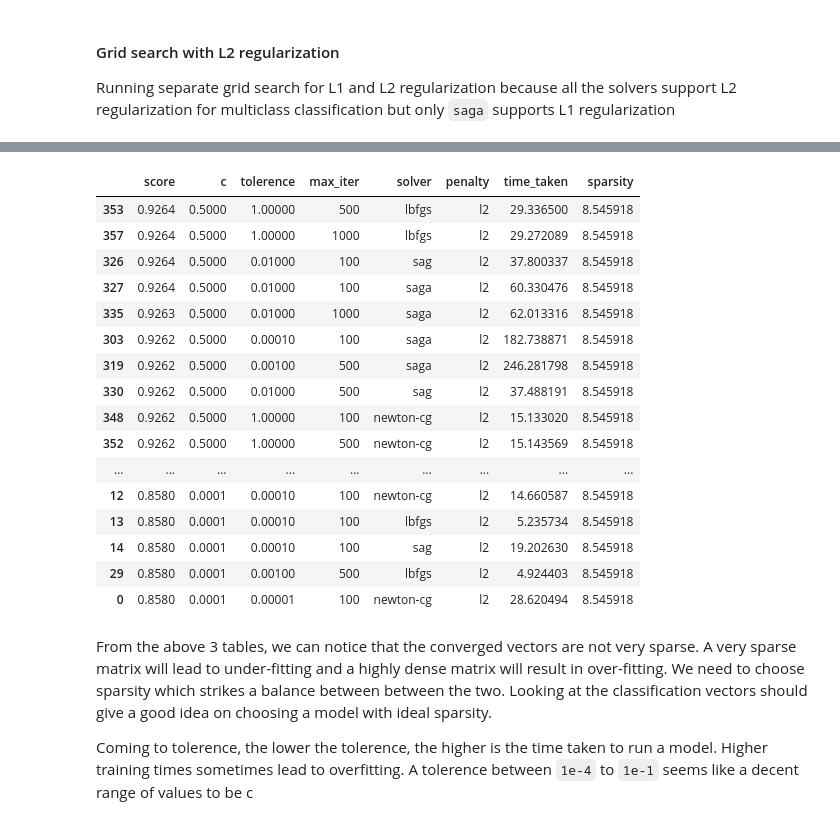
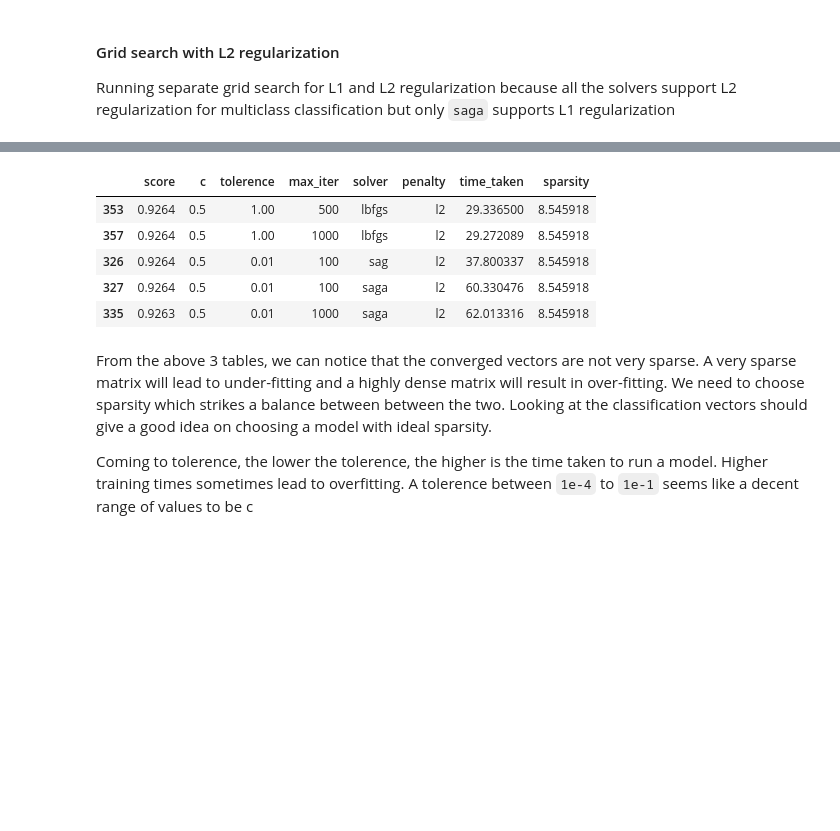
Before and after one commit to vandana-iyer/MNIST-playground, a Jupyter notebook: Linear Classifiers/01_MNIST_LogisticRegression.ipynb, the cells around one changed output, grey strips where cells are left out. Drawn from its saved outputs; the diff is of its cells as text; code cells hidden in the pictures; blank space fills up the shorter version.

```diff
--- a/Linear Classifiers/01_MNIST_LogisticRegression.ipynb
+++ b/Linear Classifiers/01_MNIST_LogisticRegression.ipynb
@@ -499,26 +321,15 @@ report_by_time_taken
 # %%
 # Sort by accuracy
 
 report_by_accuracy_score = report.sort_values(by='score', ascending=False)
-report_by_accuracy_score
+report_by_accuracy_score.head()
 # %% [output]
 |  | score | c | tolerence | max_iter | solver | penalty | time_taken | sparsity |
-| 353 | 0.9264 | 0.5000 | 1.00000 | 500 | lbfgs | l2 | 29.336500 | 8.545918 |
-| 357 | 0.9264 | 0.5000 | 1.00000 | 1000 | lbfgs | l2 | 29.272089 | 8.545918 |
-| 326 | 0.9264 | 0.5000 | 0.01000 | 100 | sag | l2 | 37.800337 | 8.545918 |
-| 327 | 0.9264 | 0.5000 | 0.01000 | 100 | saga | l2 | 60.330476 | 8.545918 |
-| 335 | 0.9263 | 0.5000 | 0.01000 | 1000 | saga | l2 | 62.013316 | 8.545918 |
-| 303 | 0.9262 | 0.5000 | 0.00010 | 100 | saga | l2 | 182.738871 | 8.545918 |
-| 319 | 0.9262 | 0.5000 | 0.00100 | 500 | saga | l2 | 246.281798 | 8.545918 |
-| 330 | 0.9262 | 0.5000 | 0.01000 | 500 | sag | l2 | 37.488191 | 8.545918 |
-| 348 | 0.9262 | 0.5000 | 1.00000 | 100 | newton-cg | l2 | 15.133020 | 8.545918 |
-| 352 | 0.9262 | 0.5000 | 1.00000 | 500 | newton-cg | l2 | 15.143569 | 8.545918 |
-| ... | ... | ... | ... | ... | ... | ... | ... | ... |
-| 12 | 0.8580 | 0.0001 | 0.00010 | 100 | newton-cg | l2 | 14.660587 | 8.545918 |
-| 13 | 0.8580 | 0.0001 | 0.00010 | 100 | lbfgs | l2 | 5.235734 | 8.545918 |
-| 14 | 0.8580 | 0.0001 | 0.00010 | 100 | sag | l2 | 19.202630 | 8.545918 |
-| 29 | 0.8580 | 0.0001 | 0.00100 | 500 | lbfgs | l2 | 4.924403 | 8.545918 |
-| 0 | 0.8580 | 0.0001 | 0.00001 | 100 | newton-cg | l2 | 28.620494 | 8.545918 |
+| 353 | 0.9264 | 0.5 | 1.00 | 500 | lbfgs | l2 | 29.336500 | 8.545918 |
+| 357 | 0.9264 | 0.5 | 1.00 | 1000 | lbfgs | l2 | 29.272089 | 8.545918 |
+| 326 | 0.9264 | 0.5 | 0.01 | 100 | sag | l2 | 37.800337 | 8.545918 |
+| 327 | 0.9264 | 0.5 | 0.01 | 100 | saga | l2 | 60.330476 | 8.545918 |
+| 335 | 0.9263 | 0.5 | 0.01 | 1000 | saga | l2 | 62.013316 | 8.545918 |
 # %% [markdown]
 From the above 3 tables, we can notice that the converged vectors are not very sparse. A very sparse matrix will lead to under-fitting and a highly dense matrix will result in over-fitting. We need to choose sparsity which strikes a balance between between the two. Looking at the classification vectors should give a good idea on choosing a model with ideal sparsity.
 
```
Also changed, not shown: parts of 5 cells of this notebook.
